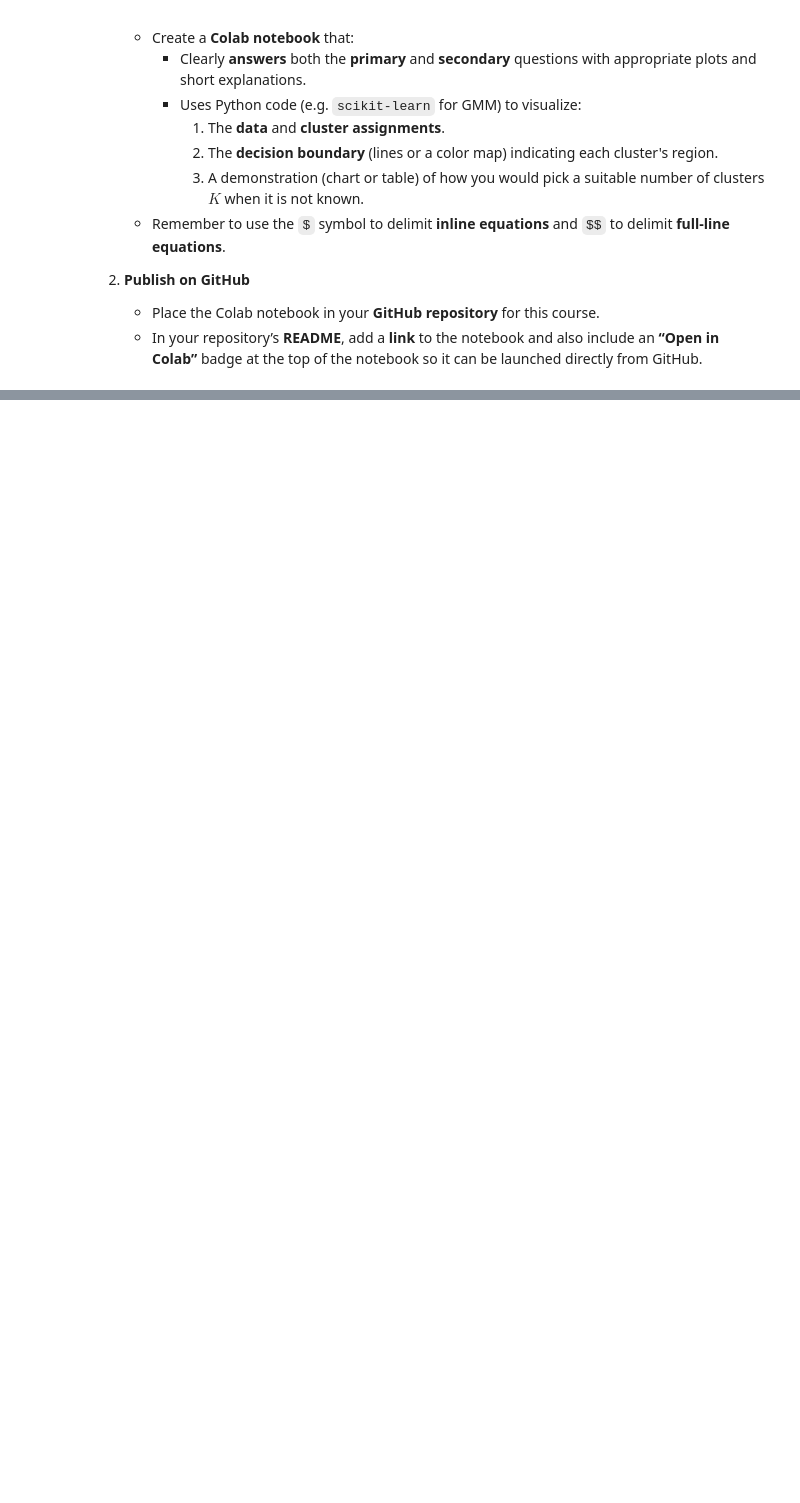
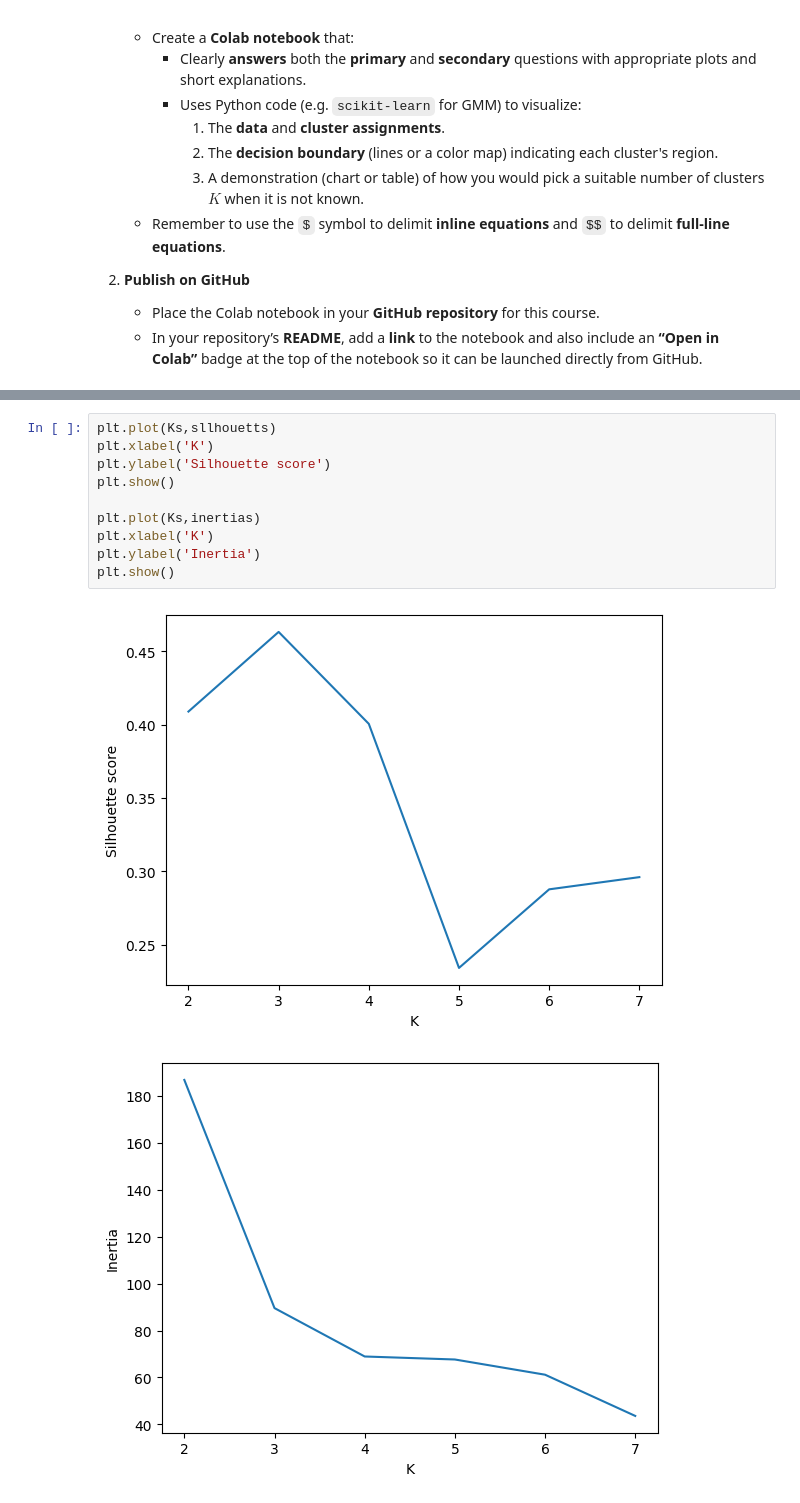
Before and after one commit to kussy29/machine_learning, a Jupyter notebook: lab02_clustering.ipynb, the cells around one changed output, grey strips where cells are left out. Drawn from its saved outputs; the diff is of its cells as text; blank space fills up the shorter version.

```diff
--- a/lab02_clustering.ipynb
+++ b/lab02_clustering.ipynb
@@ -907,0 +1109,13 @@ You can illustrate your approach with **the same** dataset as in the primary que
+# %%
+plt.plot(Ks,sllhouetts)
+plt.xlabel('K')
+plt.ylabel('Silhouette score')
+plt.show()
+
+plt.plot(Ks,inertias)
+plt.xlabel('K')
+plt.ylabel('Inertia')
+plt.show()
+# %% [output]
+[figure, added]
+[figure, added]
```
Also changed, not shown: parts of 6 cells of this notebook.
